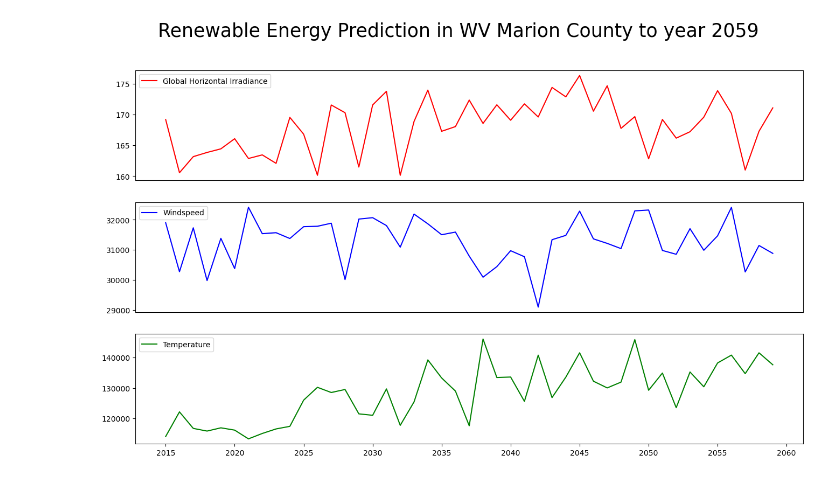
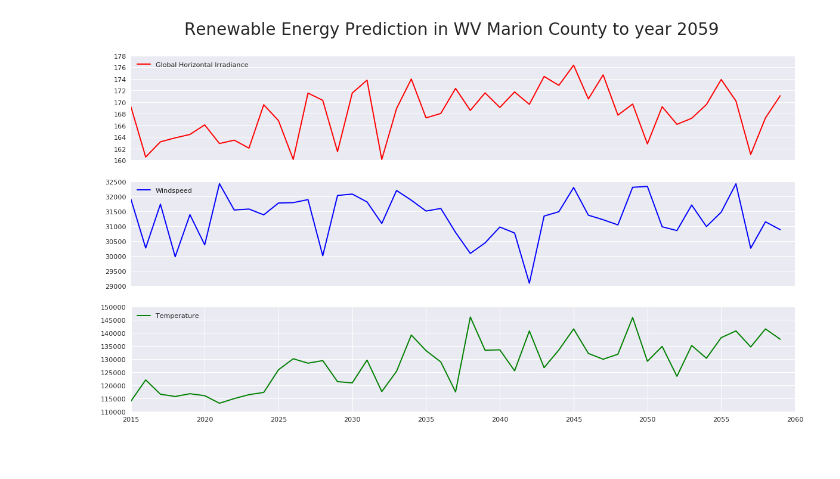
Before and after one commit to HighTechnologyFoundation/HTFCloudFellows, a Jupyter notebook: Sup3rCC Analysis/sup3rCC_Analysis.ipynb, the cells around one changed output. Drawn from its saved outputs; the diff is of its cells as text; code cells hidden in the pictures.

Commit message:
update plot

```diff
--- a/Sup3rCC Analysis/sup3rCC_Analysis.ipynb
+++ b/Sup3rCC Analysis/sup3rCC_Analysis.ipynb
@@ -46,19 +46,20 @@ group_data = final_data.groupby(final_data.index.year).mean()
 group_data.head()
 # %%
 import matplotlib.pyplot as plt
-
+plt.style.use('seaborn-v0_8-darkgrid')
 fig, axs = plt.subplots(3, figsize=(16,9), sharex=True)
 fig.suptitle('Renewable Energy Prediction in WV Marion County to year 2059', fontsize = 25)
 axs[0].plot(group_data.ghi, color = 'r', label = "Global Horizontal Irradiance")
 axs[0].legend(loc="upper left")
 axs[0].get_xaxis().set_visible(False)
 axs[1].plot(group_data.windspeed_10m, color = 'b', label = "Windspeed")
 axs[1].legend(loc="upper left")
 axs[1].get_xaxis().set_visible(False)
 axs[2].plot(group_data.temperature_2m, color = 'g', label = "Temperature")
 axs[2].legend(loc="upper left")
 plt.xticks(range(2015, 2065, 5))
+plt.ticklabel_format(style='plain', axis='x', useOffset=False)
 #plt.savefig("Renewable Energy Prediction.png")
 plt.show()
 # %% [output]
-[figure, old version]
+[figure, new version]
```
